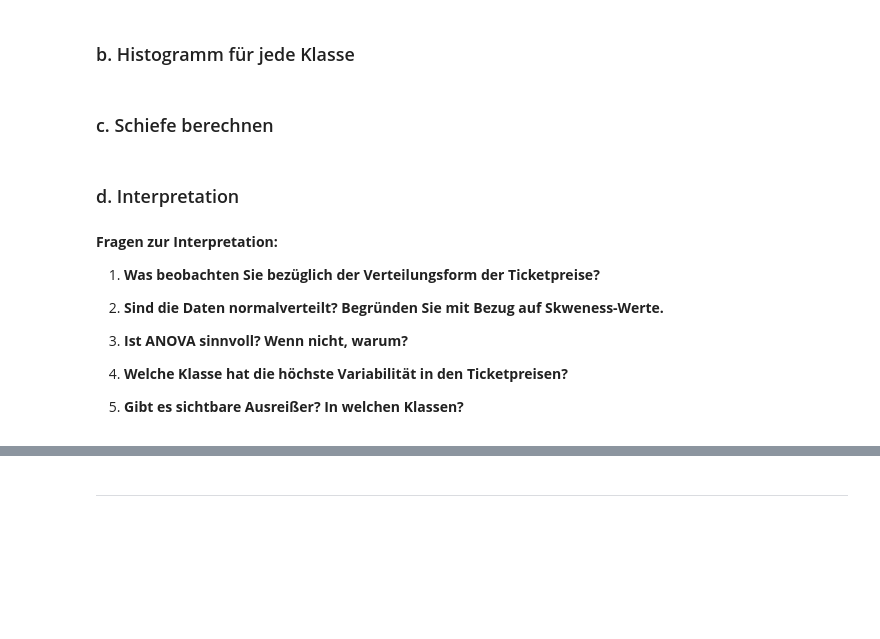
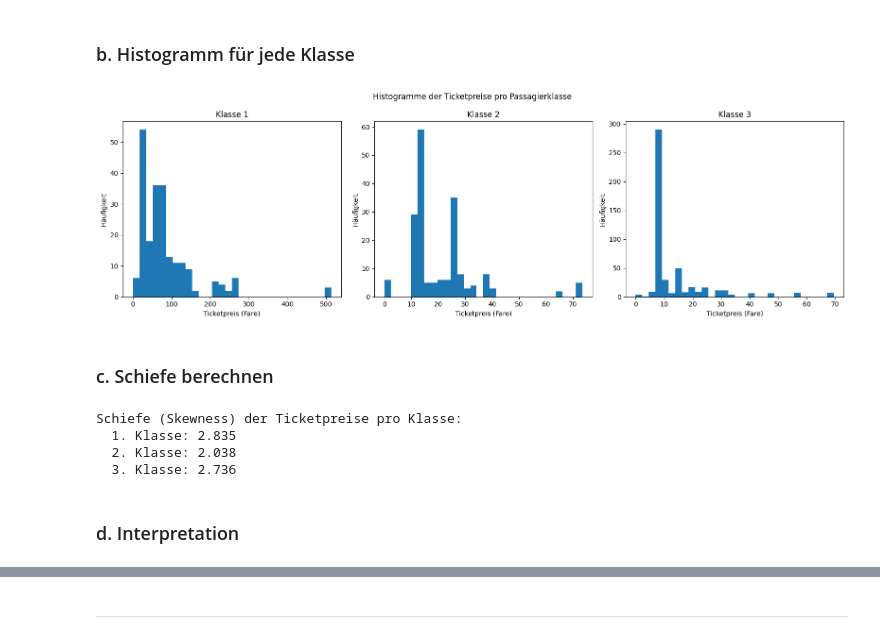
Before and after one commit to flurinasophie/Statistik_Gruppenvergleiche, a Jupyter notebook: UE3_Gruppenvergleiche.ipynb, the cells around one changed output, grey strips where cells are left out. Cells and saved outputs as stored; diff of their text form; code cells hidden in the pictures; blank space fills up the shorter version.

```diff
--- a/UE3_Gruppenvergleiche.ipynb
+++ b/UE3_Gruppenvergleiche.ipynb
@@ -95,2 +122,20 @@ fig, axes = plt.subplots(1, 3, figsize=(16, 5))
+# %%
+fig, axes = plt.subplots(1, 3, figsize=(16, 5))
+
+# Erstelle Histogramm für jede Klasse
+classes = [1, 2, 3]
+
+for ax, cls in zip(axes, classes):
+    fares_cls = df.loc[df["pclass"] == cls, "fare"].dropna()
+    ax.hist(fares_cls, bins=30)
+    ax.set_title(f"Klasse {cls}")
+    ax.set_xlabel("Ticketpreis (Fare)")
+    ax.set_ylabel("Häufigkeit")
+
+fig.suptitle("Histogramme der Ticketpreise pro Passagierklasse")
+plt.tight_layout()
+plt.show()
+# %% [output]
+[figure, added]
 # %% [markdown]
 ### c. Schiefe berechnen
@@ -99,18 +142,21 @@ fig, axes = plt.subplots(1, 3, figsize=(16, 5))
+# %%
+# Berechne Schiefe (stats.skew)
+fares_1st = df.loc[df["pclass"] == 1, "fare"].dropna()
+fares_2nd = df.loc[df["pclass"] == 2, "fare"].dropna()
+fares_3rd = df.loc[df["pclass"] == 3, "fare"].dropna()
+
+skew_1st = stats.skew(fares_1st, bias=False)
+skew_2nd = stats.skew(fares_2nd, bias=False)
+skew_3rd = stats.skew(fares_3rd, bias=False)
+
+print("Schiefe (Skewness) der Ticketpreise pro Klasse:")
+print(f"  1. Klasse: {skew_1st:.3f}")
+print(f"  2. Klasse: {skew_2nd:.3f}")
+print(f"  3. Klasse: {skew_3rd:.3f}")
+# %% [output]
+Schiefe (Skewness) der Ticketpreise pro Klasse:
+  1. Klasse: 2.835
+  2. Klasse: 2.038
+  3. Klasse: 2.736
 # %% [markdown]
 ### d. Interpretation
-# %% [markdown]
-**Fragen zur Interpretation:**
-
-1. **Was beobachten Sie bezüglich der Verteilungsform der Ticketpreise?**
-
-
-2. **Sind die Daten normalverteilt? Begründen Sie mit Bezug auf Skweness-Werte.**
-
-
-3. **Ist ANOVA sinnvoll? Wenn nicht, warum?**
-
-
-4. **Welche Klasse hat die höchste Variabilität in den Ticketpreisen?**
-
-
-5. **Gibt es sichtbare Ausreißer? In welchen Klassen?**
```
Also changed, not shown: parts of 10 cells of this notebook, 1 other file.
